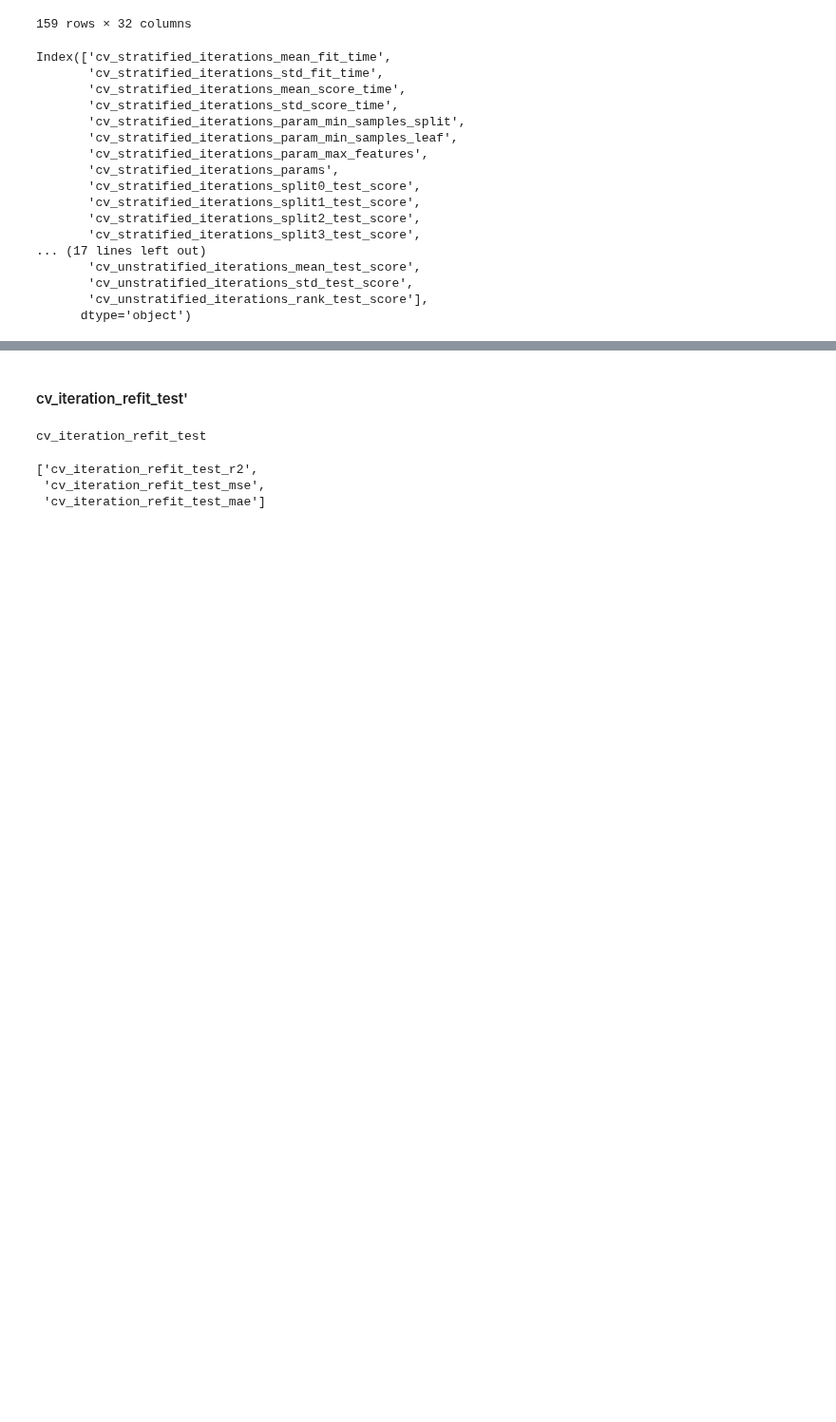
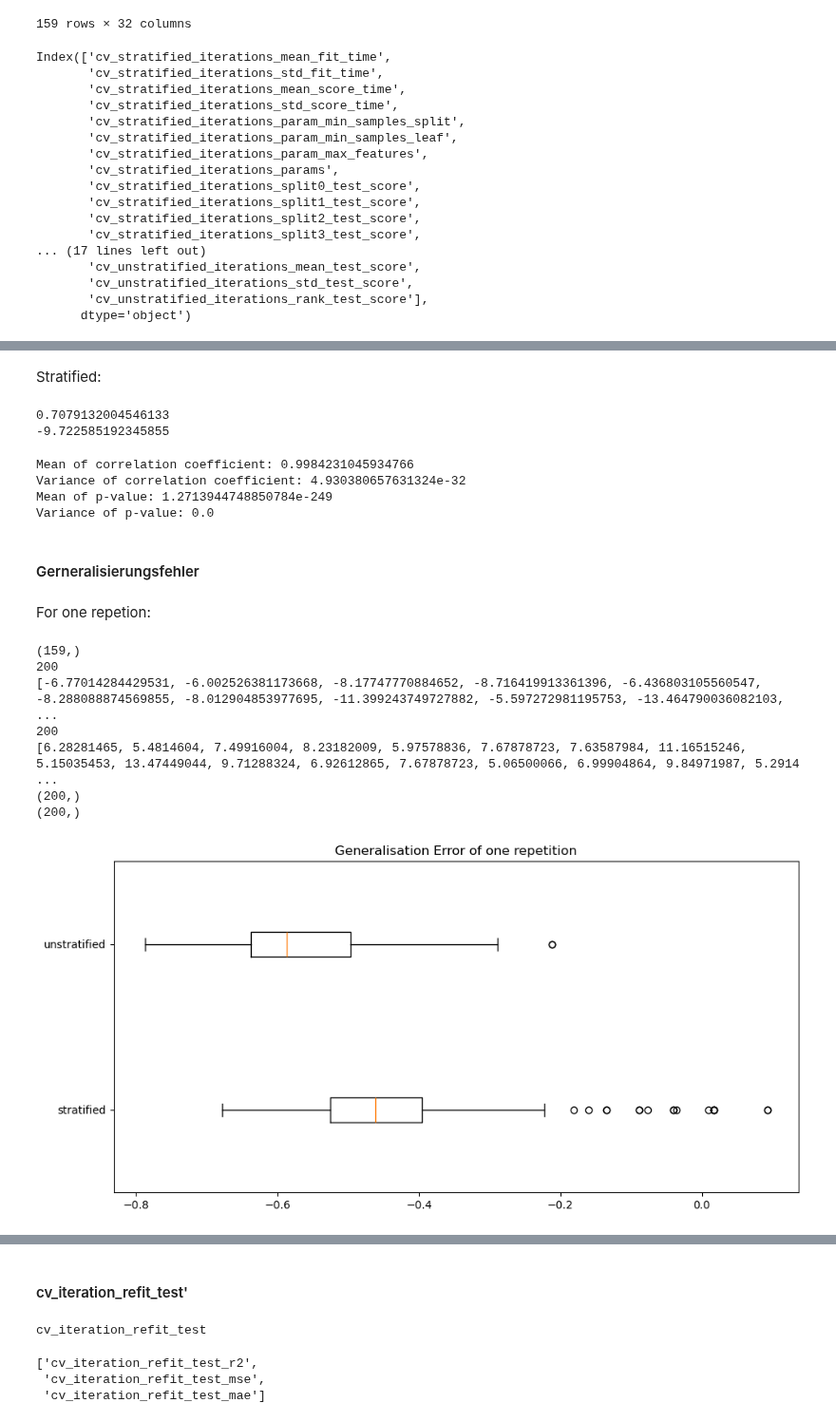
Before and after one commit to annegriddl/slds_stratification, a Jupyter notebook: Simulations/Final_Setup/Evaluation/Evaluation.ipynb, the cells around one changed output, grey strips where cells are left out. Shown at 95% size. Drawn from its saved outputs; the diff is of its cells as text; code cells hidden in the pictures; blank space fills up the shorter version.

```diff
--- a/Simulations/Final_Setup/Evaluation/Evaluation.ipynb
+++ b/Simulations/Final_Setup/Evaluation/Evaluation.ipynb
@@ -381,0 +305,66 @@ Index(['cv_stratified_iterations_mean_fit_time',
+# %% [markdown]
+Stratified:
+# %%
+print(np.var(data['cv_stratified_iterations_std_test_score'].explode().tolist()))
+print(np.mean(data['cv_stratified_iterations_mean_test_score'].explode().tolist()))
+# %% [output]
+0.7079132004546133
+-9.722585192345855
+# %%
+from scipy.stats import spearmanr
+
+correlation_coefficient_list = []
+p_value_list = []
+
+# Calculate Spearman's correlation coefficient and p-value for each iteration
+for i in range(len(data['cv_stratified_iterations_mean_test_score'])):
+    correlation_coefficient, p_value = spearmanr(data['cv_stratified_iterations_rank_test_score'][0], data['cv_unstratified_iterations_rank_test_score'][0])
+    correlation_coefficient_list.append(correlation_coefficient)
+    p_value_list.append(p_value)
+
+# Print the mean and variance of the correlation coefficient
+print("Mean of correlation coefficient:", np.mean(correlation_coefficient_list))
+print("Variance of correlation coefficient:", np.var(correlation_coefficient_list))
+
+# Print the mean and variance of the p-value
+print("Mean of p-value:", np.mean(p_value_list))
+print("Variance of p-value:", np.var(p_value_list))
+# %% [output]
+Mean of correlation coefficient: 0.9984231045934766
+Variance of correlation coefficient: 4.930380657631324e-32
+Mean of p-value: 1.2713944748850784e-249
+Variance of p-value: 0.0
+# %% [markdown]
+#### Gerneralisierungsfehler
+# %% [markdown]
+For one repetion:
+# %%
+# MSE stratified
+print(data['cv_stratified_iterations_mean_test_score'].shape)
+print(len(data['cv_stratified_iterations_mean_test_score'][0]))
+print(data['cv_stratified_iterations_mean_test_score'][0])
+
+# MSE whole training set
+print(len(data['cv_iteration_refit_test_mse'][0]))
+print(data['cv_iteration_refit_test_mse'][0])
+
+# generalisation error: stratified
+gen_error_stratified = np.array(data['cv_iteration_refit_test_mse'][0]) + np.array(data['cv_stratified_iterations_mean_test_score'][0])
+print(gen_error_stratified.shape)
+# generalisation error: unstratified
+gen_error_unstratified = np.array(data['cv_iteration_refit_test_mse'][0]) + np.array(data['cv_unstratified_iterations_mean_test_score'][0])
+print(gen_error_unstratified.shape)
+
+
+# plot gen_error_stratified and gen_error_unstratified in two boxplots next to each other
+
+plot_combined_boxplots(gen_error_stratified, gen_error_unstratified, title = 'Generalisation Error of one repetition')
+# %% [output]
+(159,)
+200
+[-6.77014284429531, -6.002526381173668, -8.17747770884652, -8.716419913361396, -6.436803105560547, -8.288088874569855, -8.012904853977695, -11.399243749727882, -5.597272981195753, -13.464790036082103, ...
+200
+[6.28281465, 5.4814604, 7.49916004, 8.23182009, 5.97578836, 7.67878723, 7.63587984, 11.16515246, 5.15035453, 13.47449044, 9.71288324, 6.92612865, 7.67878723, 5.06500066, 6.99904864, 9.84971987, 5.2914 ...
+(200,)
+(200,)
+[figure, added]
```
Also changed, not shown: parts of 25 cells of this notebook, 6 other files.
